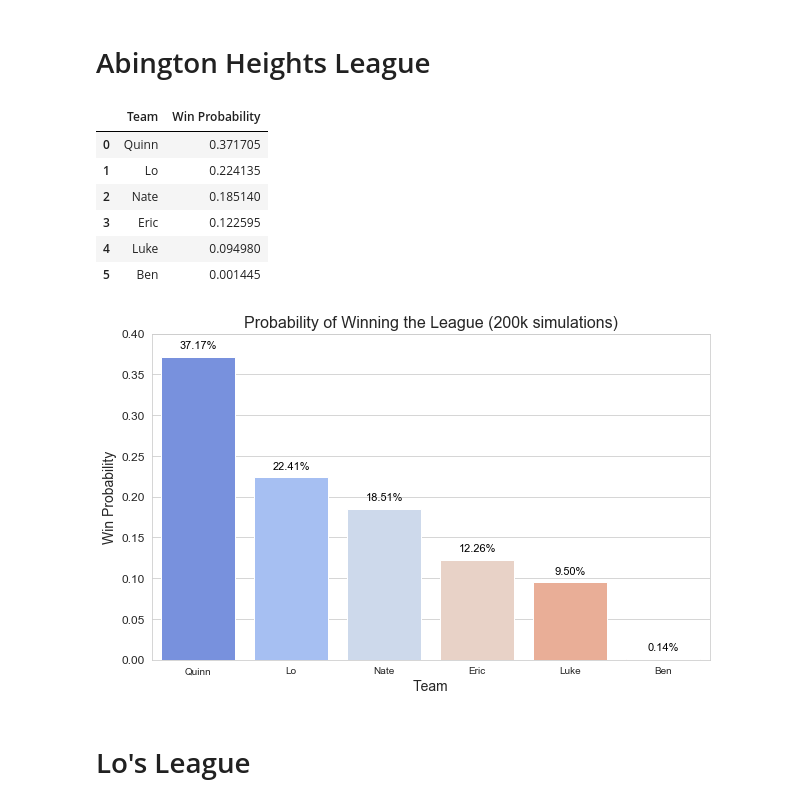
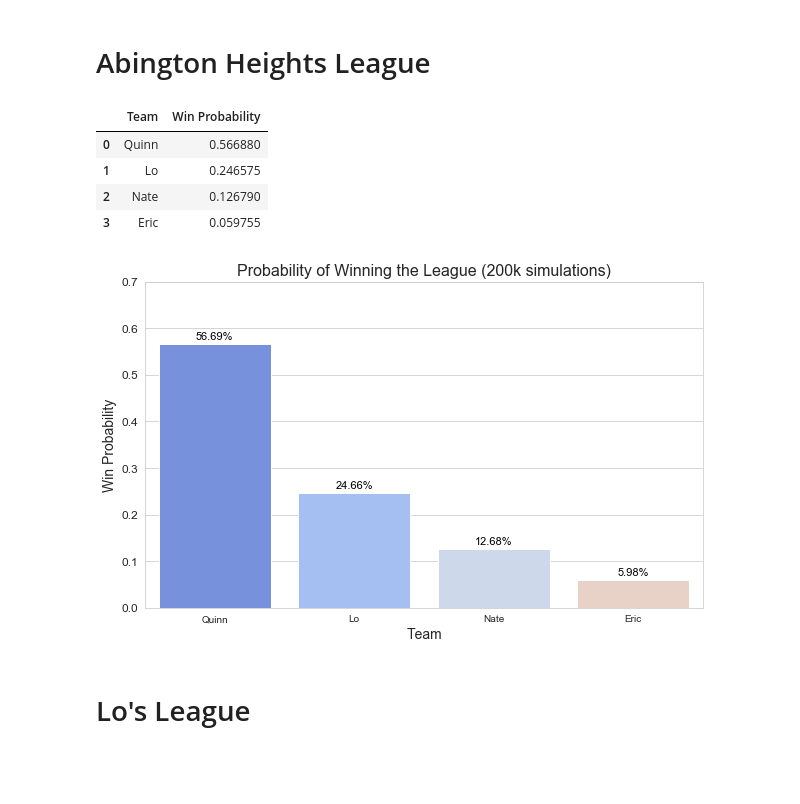
Before and after one commit to eonofrey/fantasy_football_simulate, a Jupyter notebook: fantasy_football_simulation.ipynb, the cells around one changed output. Saved outputs shown, nothing was run; the diff lists cells and outputs as text; code cells hidden in the pictures; blank space fills up the shorter version.

```diff
--- a/fantasy_football_simulation.ipynb
+++ b/fantasy_football_simulation.ipynb
@@ -58,12 +62,12 @@ def matchup(player1, player2):
 def simulate():
 
     # Quarterfinals
-    quarterfinal1 = matchup('Ben', 'Lo')
-    quarterfinal2 = matchup('Quinn', 'Luke')
+    #quarterfinal1 = matchup('Ben', 'Lo')
+    #quarterfinal2 = matchup('Quinn', 'Luke')
 
     # Semifinals
-    semifinal1 = matchup('Nate', quarterfinal1)
-    semifinal2 = matchup('Eric', quarterfinal2)
+    semifinal1 = matchup('Nate', 'Lo')
+    semifinal2 = matchup('Eric', 'Quinn')
 
     # Finals
     final = matchup(semifinal1, semifinal2)
@@ -88,39 +92,37 @@ percent_df.columns = ['Team', 'Win Probability']
 percent_df.head(6)
 # %% [output]
 |  | Team | Win Probability |
-| 0 | Quinn | 0.371705 |
-| 1 | Lo | 0.224135 |
-| 2 | Nate | 0.185140 |
-| 3 | Eric | 0.122595 |
-| 4 | Luke | 0.094980 |
-| 5 | Ben | 0.001445 |
+| 0 | Quinn | 0.566880 |
+| 1 | Lo | 0.246575 |
+| 2 | Nate | 0.126790 |
+| 3 | Eric | 0.059755 |
 # %%
 sns.set_style("whitegrid")
 sns.set_palette(sns.color_palette("coolwarm"))
 
 plt.figure(figsize=(10, 6))
 sns.barplot(percent_df.Team, percent_df['Win Probability'])
 
 for i, row in percent_df.iterrows():
     plt.text(  i
              , row[1]+.01
              , s="{:.2%}".format(round(row[1], 5))
              , color='black'
              , ha="center"
              , fontsize=11
             )
 
 plt.yticks(fontsize=12)
 plt.title('Probability of Winning the League (200k simulations)', fontsize=16)
 plt.ylabel('Win Probability', fontsize=14)
 plt.xlabel('Team', fontsize=14)
-plt.ylim(0, .4)
+plt.ylim(0, .7)
 
 plt.savefig('results.png')
 
 plt.show()
 # %% [output]
-[figure, old version]
+[figure, new version]
 # %% [markdown]
 # Lo's League
 # %%
```
Also changed, not shown: parts of 8 cells of this notebook, 6 other files.
